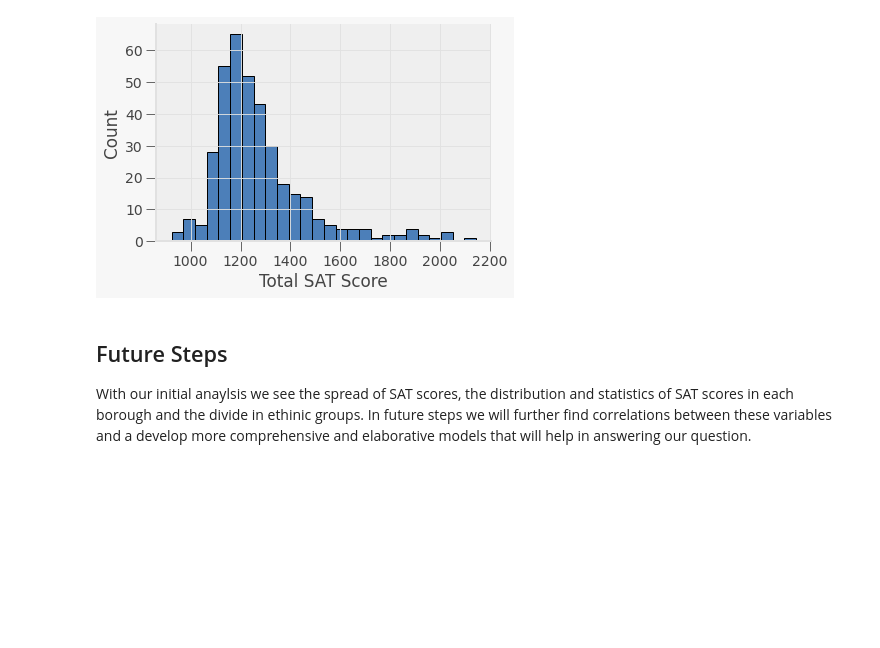
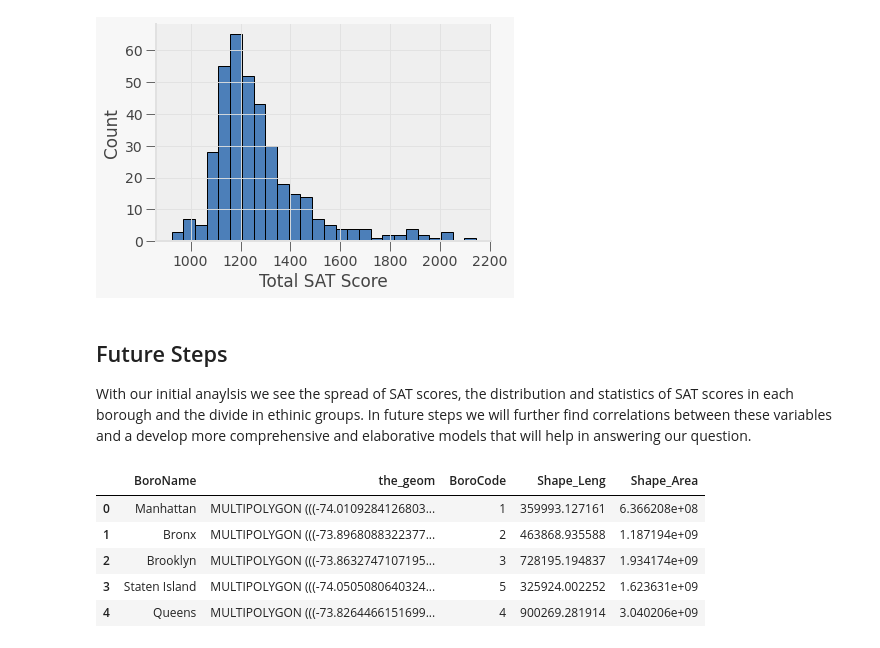
Before and after one commit to ECO225W2022/ECO225-arhammalik1, a Jupyter notebook: Project 1.ipynb, the cells around one changed output. Saved outputs shown, nothing was run; the diff lists cells and outputs as text; code cells hidden in the pictures; blank space fills up the shorter version.

```diff
--- a/Project 1.ipynb
+++ b/Project 1.ipynb
@@ -241,3 +245,13 @@ sns.histplot(df2['Total SAT Score'])
 # %% [markdown]
 ## Future Steps
 With our initial anaylsis we see the spread of SAT scores, the distribution and statistics of SAT scores in each borough and the divide in ethinic groups. In future steps we will further find correlations between these variables and a develop more comprehensive and elaborative models that will help in answering our question.
+# %%
+nyc = pd.read_csv(r'C:\Users\Anwar Malik\Downloads\nybb.csv')
+nyc.head(5)
+# %% [output]
+|  | BoroName | the_geom | BoroCode | Shape_Leng | Shape_Area |
+| 0 | Manhattan | MULTIPOLYGON (((-74.0109284126803... | 1 | 359993.127161 | 6.366208e+08 |
+| 1 | Bronx | MULTIPOLYGON (((-73.8968088322377... | 2 | 463868.935588 | 1.187194e+09 |
+| 2 | Brooklyn | MULTIPOLYGON (((-73.8632747107195... | 3 | 728195.194837 | 1.934174e+09 |
+| 3 | Staten Island | MULTIPOLYGON (((-74.0505080640324... | 5 | 325924.002252 | 1.623631e+09 |
+| 4 | Queens | MULTIPOLYGON (((-73.8264466151699... | 4 | 900269.281914 | 3.040206e+09 |
```
Also changed, not shown: parts of 3 cells of this notebook.
